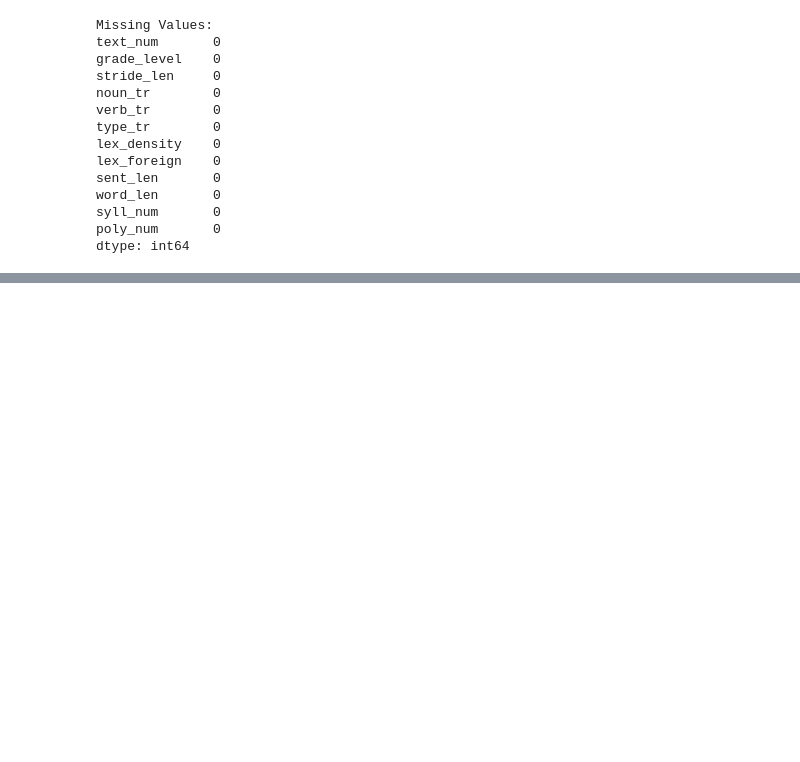
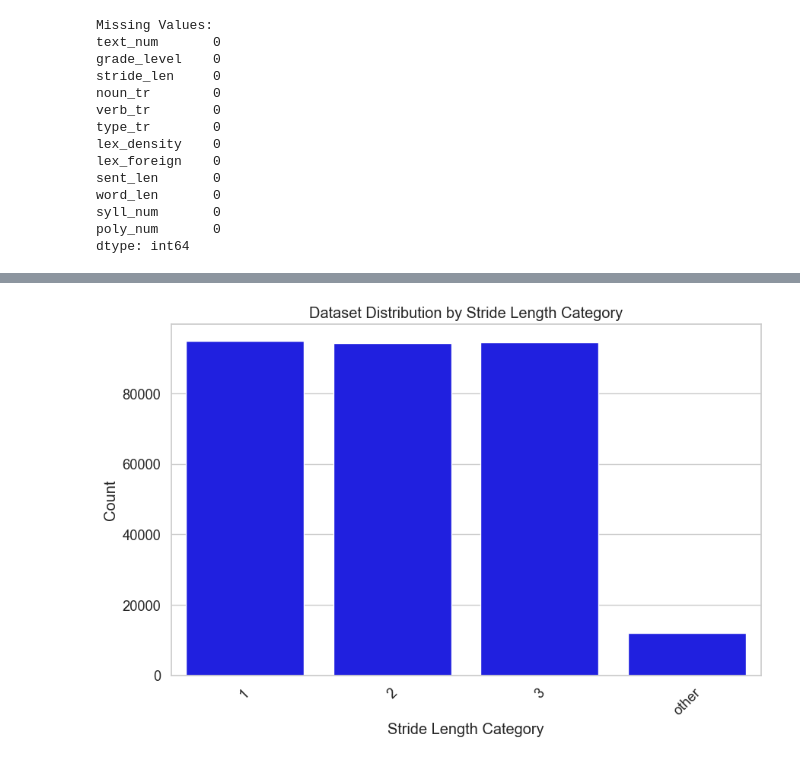
Before and after one commit to Lothany/readability_thesis, a Jupyter notebook: models/analysis.ipynb, the cells around one changed output, grey strips where cells are left out. Cells and saved outputs as stored; diff of their text form; code cells hidden in the pictures; blank space fills up the shorter version.

```diff
--- a/models/analysis.ipynb
+++ b/models/analysis.ipynb
@@ -179,0 +181,14 @@ plt.show()
+# %%
+# Categorize stride_len into 1, 2, 3, and 'other'
+df['stride_len_category'] = df['stride_len'].apply(lambda x: str(x) if x in [1, 2, 3] else 'other')
+
+# Plot the distribution of the dataset based on stride_len_category
+plt.figure(figsize=(10, 6))
+sns.countplot(x='stride_len_category', data=df, color="blue", order=['1', '2', '3', 'other'])
+plt.title('Dataset Distribution by Stride Length Category')
+plt.xlabel('Stride Length Category')
+plt.ylabel('Count')
+plt.xticks(rotation=45)
+plt.show()
+# %% [output]
+[figure, added]
```
Also changed, not shown: parts of 9 cells of this notebook, 1 other file.
